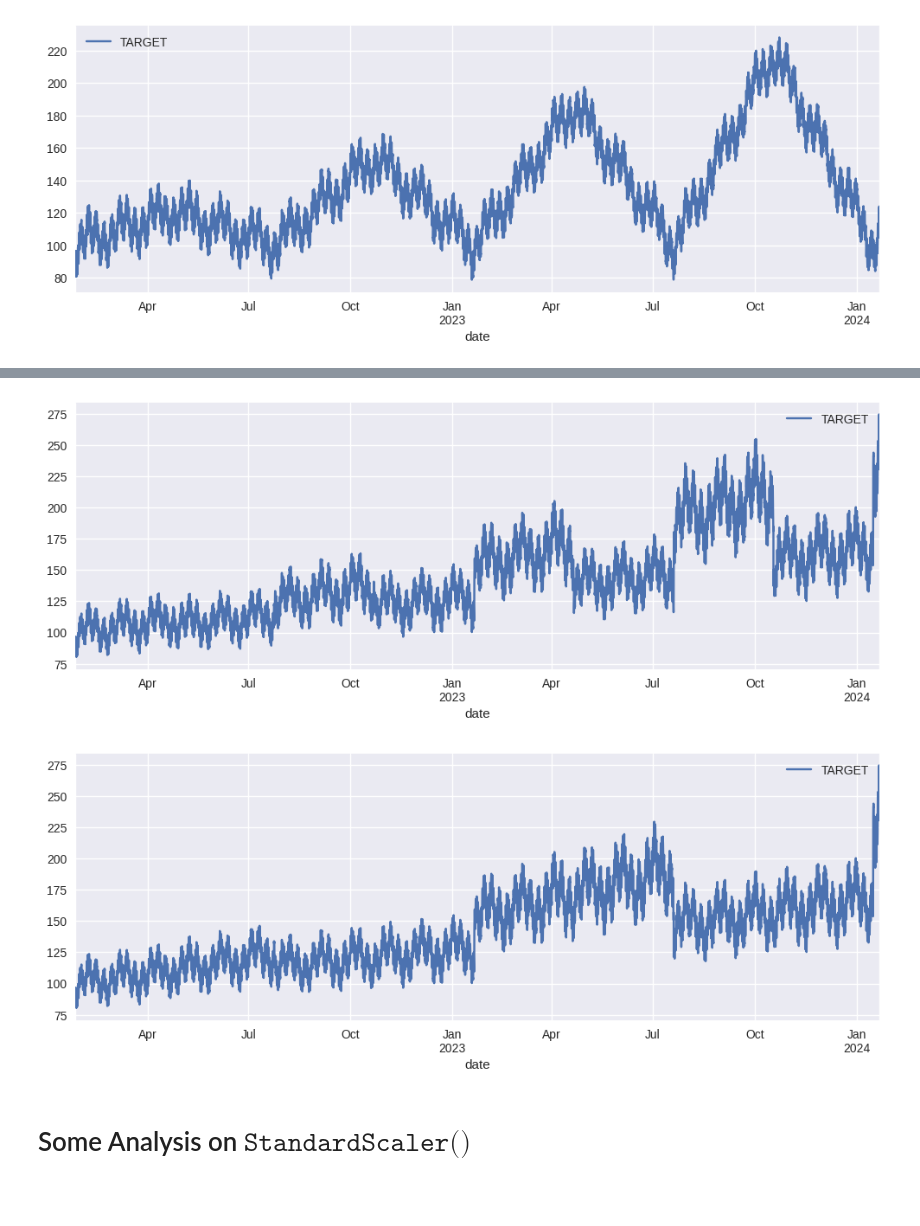
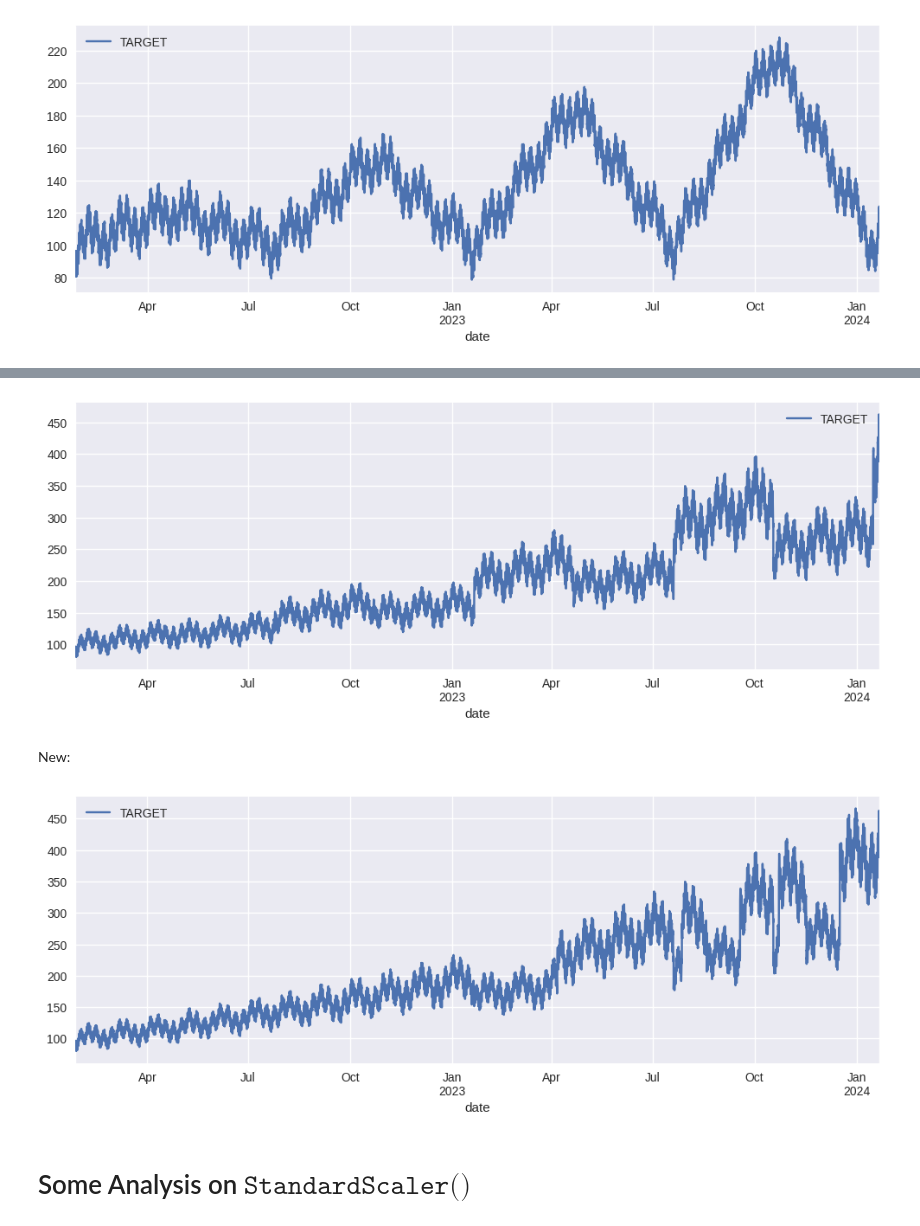
Before and after one commit to anasashb/TransformersEnergyTS, a Jupyter notebook: internal_demos/data_generator_demo.ipynb, the cells around one changed output, grey strips where cells are left out. Cells and saved outputs as stored; diff of their text form; code cells hidden in the pictures; blank space fills up the shorter version.

```diff
--- a/internal_demos/data_generator_demo.ipynb
+++ b/internal_demos/data_generator_demo.ipynb
@@ -117,29 +130,32 @@ plt.show()
 # %%
+# What we had
 multiplicative_test_reversal_quarterly = synth_maker.add_multiplicative_trend(
     df=stationary_synth,
     reversal=True,
-    trend_rate=1.00005,
+    trend_rate=1.00008,
     reversal_offset=2e-05,
-    reversal_interval=24*30*3
+    reversal_timepoints=[quarter, quarter*2, quarter*3, quarter*4, quarter*5, quarter*6, quarter*7, quarter*8],
 )
 
 multiplicative_test_reversal_quarterly.plot(figsize=(12,4))
 plt.show()
 # %% [output]
-[figure, old version]
+[figure, new version]
-# %%
-multiplicative_test_reversal_biannual = synth_maker.add_multiplicative_trend(
-    df=stationary_synth,
-    reversal=True,
-    trend_rate=1.00005,
-    reversal_offset=2e-05,
-    reversal_interval=24*30*6
-)
-
-multiplicative_test_reversal_biannual.plot(figsize=(12,4))
-plt.show()
-# %% [output]
-[figure, removed]
+# %% [markdown]
+New:
+# %%
+multiplicative_test_reversal_new = synth_maker.add_multiplicative_trend(
+    df=stationary_synth,
+    reversal=True,
+    trend_rate=1.00008,## switched to 8 instead of 5 at the end, otherwise it was stationary under ADF test
+    reversal_offset=0.00002,
+    reversal_timepoints=[quarter, quarter + month // 4, quarter*4, quarter*4+month*2+(month//2), quarter*6, quarter*6 + month // 4, quarter*6 + month, quarter*6 + month*2, quarter*7, quarter*7 + month // 6, quarter*7 + month, quarter*8 - month],
+)
+
+multiplicative_test_reversal_new.plot(figsize=(12,4))
+plt.show()
+# %% [output]
+[figure, added]
 # %% [markdown]
 # Some Analysis on $\texttt{StandardScaler()}$
 # %% [markdown]
```
Also changed, not shown: parts of 11 cells of this notebook, 1 other file.
